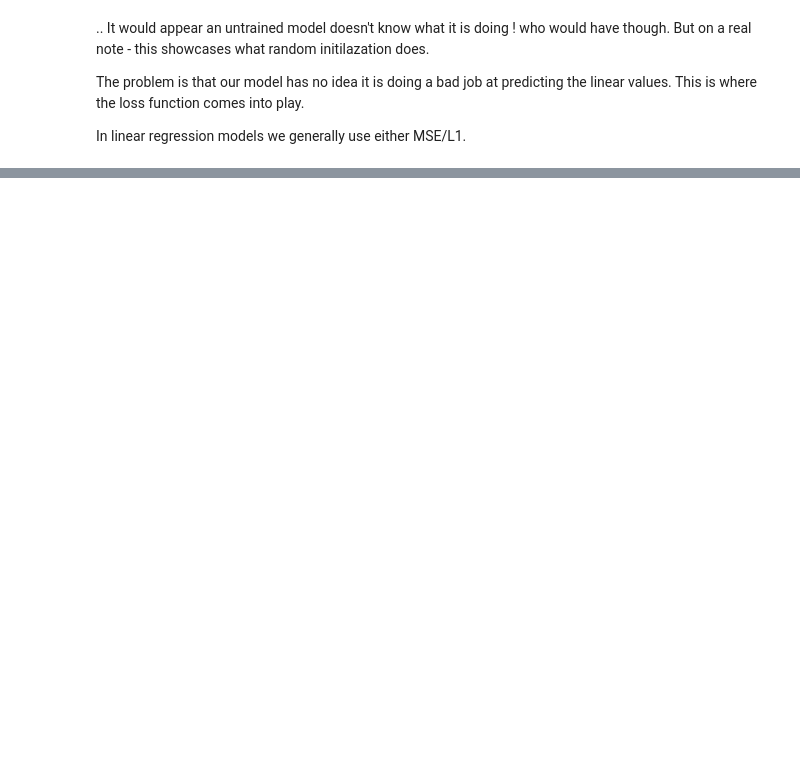
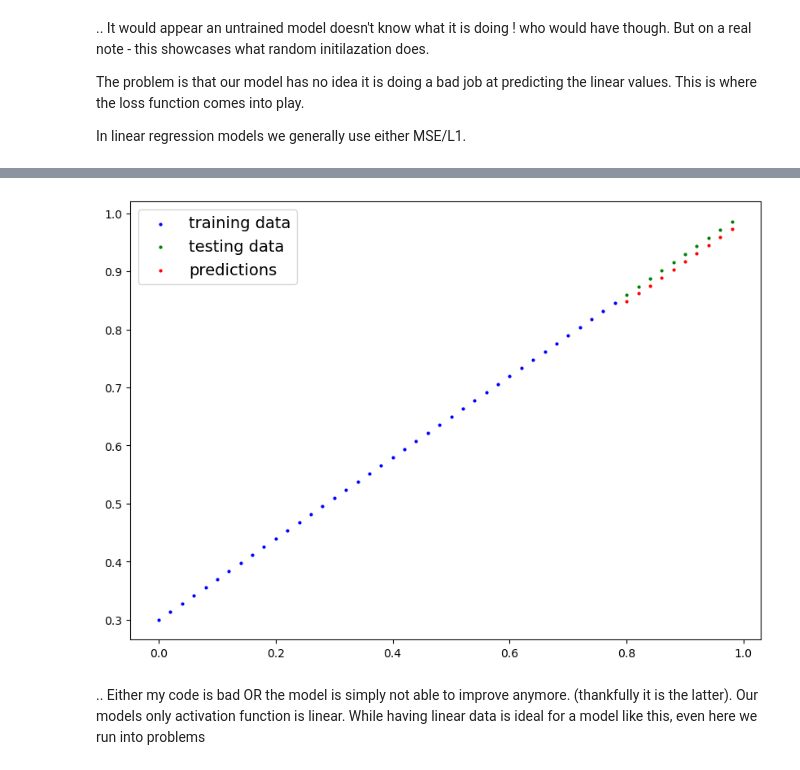
Before and after one commit to undefinedcreature01/dl, a Jupyter notebook: notebooks/04_pytorch_model_linear_regression.ipynb, the cells around one changed output, grey strips where cells are left out. Saved outputs shown, nothing was run; the diff lists cells and outputs as text; code cells hidden in the pictures; blank space fills up the shorter version.

```diff
--- a/notebooks/04_pytorch_model_linear_regression.ipynb
+++ b/notebooks/04_pytorch_model_linear_regression.ipynb
@@ -108,0 +277,10 @@ optimization_algorithm = nn.L1Loss()
+# %%
+#testing the model before any training
+with torch.inference_mode(): #context managerr ; inference = prediction mode ; not saved to memory
+    predictions_y = linreg_model(test_set_X)
+
+plot_predictions(train_set_X, train_set_y, test_set_X, test_set_y, predictions=predictions_y)
+# %% [output]
+[figure, added]
+# %% [markdown]
+.. Either my code is bad OR the model is simply not able to improve anymore. (thankfully it is the latter). Our models only activation function is linear. While having linear data is ideal for a model like this, even here we run into problems
```
Also changed, not shown: parts of 20 cells of this notebook, 2 other files.
